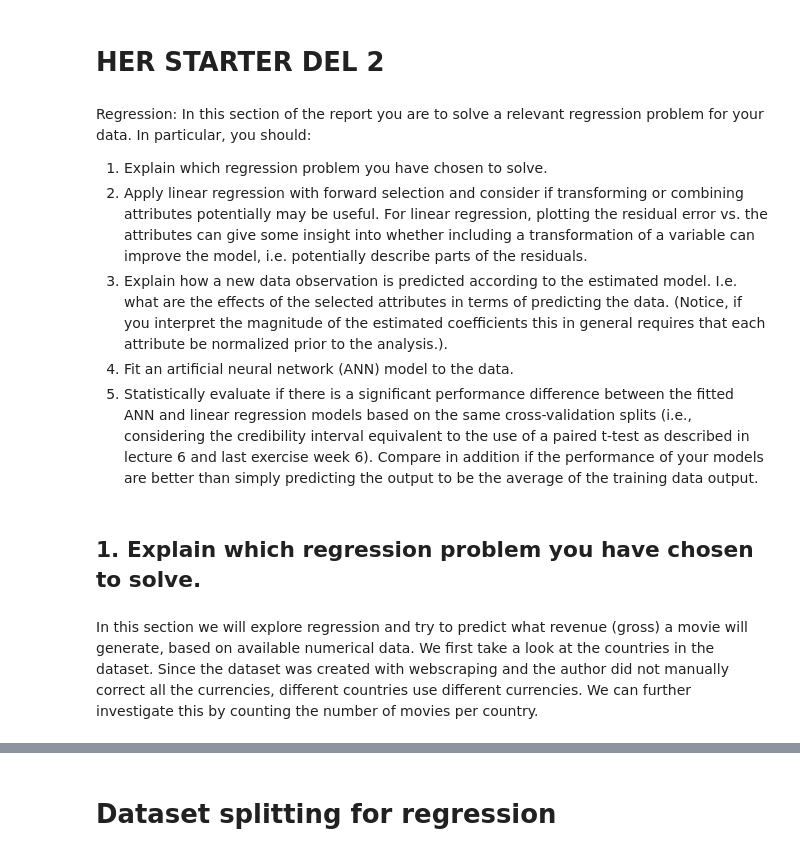
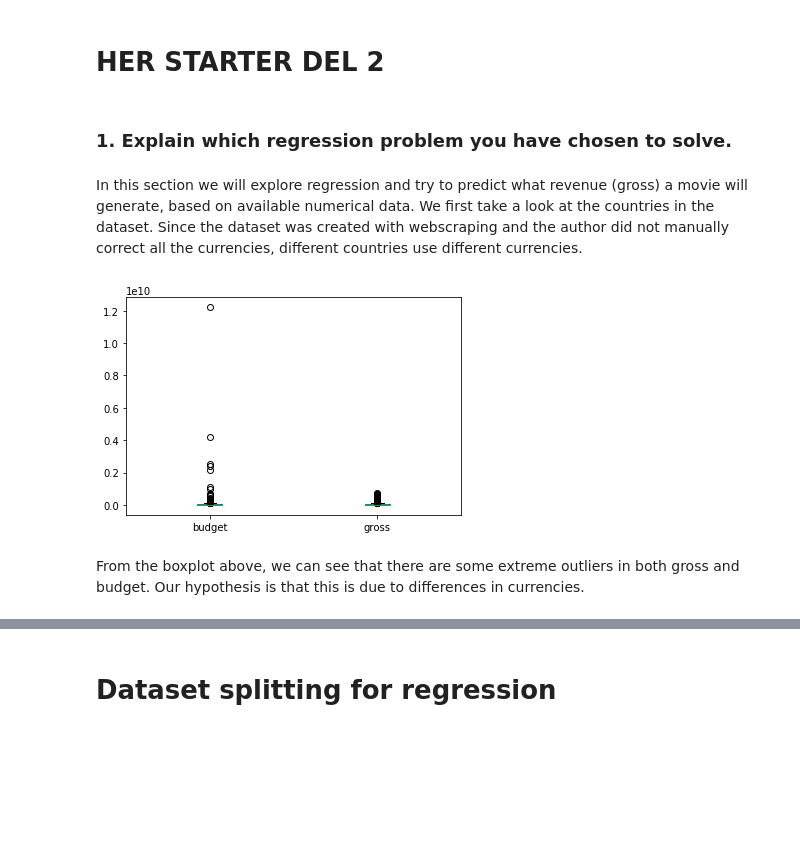
Before and after one commit to christianbillp/python, a Jupyter notebook: notebooks/ML_projekt2-regression.ipynb, the cells around one changed output, grey strips where cells are left out. Drawn from its saved outputs; the diff is of its cells as text; code cells hidden in the pictures; blank space fills up the shorter version.

```diff
--- a/notebooks/ML_projekt2-regression.ipynb
+++ b/notebooks/ML_projekt2-regression.ipynb
@@ -503,28 +503,17 @@ pd.DataFrame(pca.components_)
 The above table outlines our new dimensions in terms of their attributes similarity, for instance component 0 correlates more closely to attributes 0 than attributes 1.
 # %% [markdown]
 # HER STARTER DEL 2
-# %% [markdown]
-Regression: In this section of the report you are to solve a relevant regression
-problem for your data. In particular, you should:
-1. Explain which regression problem you have chosen to solve.
-2. Apply linear regression with forward selection and consider if transforming or
-combining attributes potentially may be useful. For linear regression, plotting
-the residual error vs. the attributes can give some insight into whether including
-a transformation of a variable can improve the model, i.e. potentially
-describe parts of the residuals.
-3. Explain how a new data observation is predicted according to the estimated
-model. I.e. what are the effects of the selected attributes in terms of predicting
-the data.
-(Notice, if you interpret the magnitude of the estimated coefficients this in
-general requires that each attribute be normalized prior to the analysis.).
-4. Fit an artificial neural network (ANN) model to the data.
-5. Statistically evaluate if there is a significant performance difference between
-the fitted ANN and linear regression models based on the same cross-validation
-splits (i.e., considering the credibility interval equivalent to the use of a paired
-t-test as described in lecture 6 and last exercise week 6). Compare in addition
-if the performance of your models are better than simply predicting the output
-to be the average of the training data output.
 # %% [markdown]
-## 1. Explain which regression problem you have chosen to solve.
+### 1. Explain which regression problem you have chosen to solve.
 # %% [markdown]
-In this section we will explore regression and try to predict what revenue (gross) a movie will generate, based on available numerical data. We first take a look at the countries in the dataset. Since the dataset was created with webscraping and the author did not manually correct all the currencies, different countries use different currencies. We can further investigate this by counting the number of movies per country.
+In this section we will explore regression and try to predict what revenue (gross) a movie will generate, based on available numerical data. We first take a look at the countries in the dataset. Since the dataset was created with webscraping and the author did not manually correct all the currencies, different countries use different currencies.
+# %%
+import pandas as pd
+%matplotlib inline
+data = pd.Series({})
+data['raw'] = pd.read_csv("movie_metadata.csv")
+data['raw'][['budget', 'gross']].plot(kind='box'); # too high values exist
+# %% [output]
+[figure, added]
+# %% [markdown]
+From the boxplot above, we can see that there are some extreme outliers in both gross and budget. Our hypothesis is that this is due to differences in currencies.
```
Also changed, not shown: parts of 32 cells of this notebook.
